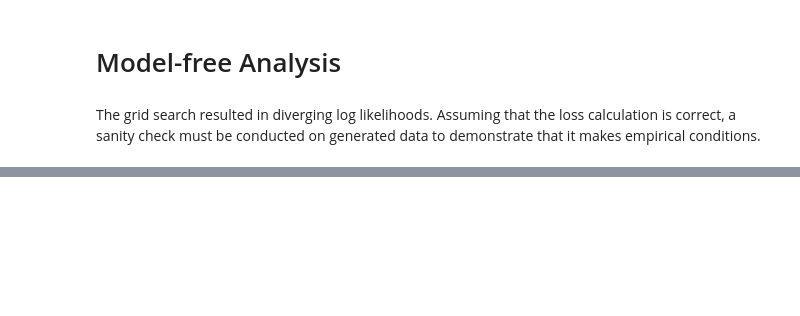
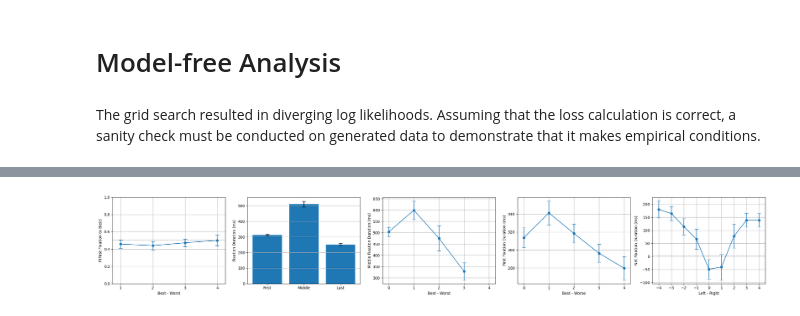
Before and after one commit to Hehesh/DDM, a Jupyter notebook: model_free_analysis.ipynb, the cells around one changed output, grey strips where cells are left out. Cells and saved outputs as stored; diff of their text form; code cells hidden in the pictures; blank space fills up the shorter version.

```diff
--- a/model_free_analysis.ipynb
+++ b/model_free_analysis.ipynb
@@ -165,7 +12,0 @@ plt.show()
-# %%
-import pandas as pd
-import numpy as np
-import ast
-
-df = pd.read_csv('/Users/braydenchien/Desktop/Enkavilab/DDM/simulated_data/sim_trials_42_0.75_0.38_0.35.csv')
-df['fixation'] = df['fixation'].apply(ast.literal_eval)
@@ -364,7 +12,0 @@ plt.show()
-# %%
-import pandas as pd
-import numpy as np
-import ast
-
-df = pd.read_csv('/Users/braydenchien/Desktop/Enkavilab/DDM/simulated_data/sim_trials_42_0.75_0.38_0.35.csv')
-df['fixation'] = df['fixation'].apply(ast.literal_eval)
@@ -442,6 +12,0 @@ plt.show()
-# %%
-import pandas as pd
-import ast
-
-df = pd.read_csv('/Users/braydenchien/Desktop/Enkavilab/DDM/simulated_data/sim_trials_42_0.75_0.38_0.35.csv')
-df['fixation'] = df['fixation'].apply(ast.literal_eval)
@@ -494,0 +13,75 @@ Name: count, dtype: int64
+# %%
+# --------------------------- #
+# Figure 1: First 5 plots     #
+# --------------------------- #
+fig1, axs = plt.subplots(1, 5, figsize=(25, 4))
+
+## Plot 1: First fixation toward higher value
+first_fix_df = df[df['fix_num'] == 1].copy()
+first_fix_df['abs_diff'] = np.abs(first_fix_df['avgWTP_left'] - first_fix_df['avgWTP_right'])
+first_fix_df['larger_side'] = np.where(first_fix_df['avgWTP_left'] > first_fix_df['avgWTP_right'], 1, 2)
+first_fix_df['toward_larger'] = first_fix_df['location'] == first_fix_df['larger_side']
+first_fix_df['diff_bin'] = pd.cut(first_fix_df['abs_diff'], bins=[0.5, 1.5, 2.5, 3.5, 4.5], labels=[1, 2, 3, 4])
+summary = first_fix_df.groupby('diff_bin')['toward_larger'].agg(['mean', sem]).reset_index()
+summary.columns = ['diff_bin', 'mean_toward_larger', 'sem_toward_larger']
+axs[0].axhline(0.5, color='grey', linestyle='--')
+axs[0].errorbar(summary['diff_bin'].astype(int), summary['mean_toward_larger'], yerr=summary['sem_toward_larger'], fmt='o-', capsize=5)
+axs[0].set_xlabel('Best - Worst')
+axs[0].set_ylabel('P(First Fixation to Best)')
+axs[0].set_ylim(0, 1)
+axs[0].set_xlim(0.75, 4.25)
+axs[0].set_xticks([1, 2, 3, 4])
+axs[0].grid(True)
+
+## Plot 2: Fixation duration by type
+middle_fix_df = df[(df['fix_num'] != 1) & (df['fix_num_rev'] != 1)].copy()
+last_fix_df = df[df['fix_num_rev'] == 1].copy()
+means = [first_fix_df['fix_dur'].mean(), middle_fix_df['fix_dur'].mean(), last_fix_df['fix_dur'].mean()]
+errors = [sem(first_fix_df['fix_dur']), sem(middle_fix_df['fix_dur']), sem(last_fix_df['fix_dur'])]
+axs[1].bar(['First', 'Middle', 'Last'], means, yerr=errors, capsize=5)
+axs[1].set_ylabel('Fixation Duration (ms)')
+axs[1].grid(axis='y')
+
+## Plot 3: Middle fixation duration by difficulty
+middle_fix_df['abs_diff'] = np.abs(middle_fix_df['avgWTP_left'] - middle_fix_df['avgWTP_right'])
+middle_fix_df['diff_bin'] = pd.cut(middle_fix_df['abs_diff'], bins=[-0.5, 0.5, 1.5, 2.5, 3.5, 4.5], labels=[0, 1, 2, 3, 4])
+summary = middle_fix_df.groupby('diff_bin')['fix_dur'].agg(['mean', sem]).reset_index()
+summary.columns = ['difficulty', 'mean_fix_dur', 'sem_fix_dur']
+axs[2].errorbar(summary['difficulty'], summary['mean_fix_dur'], yerr=summary['sem_fix_dur'], fmt='o-', capsize=5)
+axs[2].set_xlabel('Best - Worst')
+axs[2].set_ylabel('Middle Fixation Duration (ms)')
+axs[2].set_xticks([0, 1, 2, 3, 4])
+axs[2].set_xlim(-0.25, 4.25)
+axs[2].grid(True)
+
+## Plot 4: First fixation duration by difficulty
+first_fix_df['diff_bin'] = pd.cut(first_fix_df['abs_diff'], bins=[-0.5, 0.5, 1.5, 2.5, 3.5, 4.5], labels=[0, 1, 2, 3, 4])
+summary = first_fix_df.groupby('diff_bin')['fix_dur'].agg(['mean', sem]).reset_index()
+summary.columns = ['difficulty', 'mean_fix_dur', 'sem_fix_dur']
+axs[3].errorbar(summary['difficulty'], summary['mean_fix_dur'], yerr=summary['sem_fix_dur'], fmt='o-', capsize=5)
+axs[3].set_xlabel('Best - Worse')
+axs[3].set_ylabel('First Fixation Duration (ms)')
+axs[3].set_xticks([0, 1, 2, 3, 4])
+axs[3].set_xlim(-0.25, 4.25)
+axs[3].grid(True)
+
+## Plot 5: Net fixation duration by signed difficulty
+df['signed_diff'] = df['avgWTP_left'] - df['avgWTP_right']
+df['signed_fix_dur'] = df.apply(lambda row: row['fix_dur'] if row['location'] == 1 else -row['fix_dur'], axis=1)
+trial_durations = df.groupby('trial').agg({'signed_fix_dur': 'sum', 'signed_diff': 'first'}).reset_index()
+trial_durations['diff_bin'] = pd.cut(trial_durations['signed_diff'], bins=np.arange(-4.5, 5, 1), labels=np.arange(-4, 5))
+summary = trial_durations.groupby('diff_bin')['signed_fix_dur'].agg(['mean', sem]).reset_index()
+summary.columns = ['diff_bin', 'mean_net_dur', 'sem_net_dur']
+summary['bin_x'] = summary['diff_bin'].astype(int)
+axs[4].errorbar(summary['bin_x'], summary['mean_net_dur'], yerr=summary['sem_net_dur'], fmt='o-', capsize=5)
+axs[4].axhline(0, color='gray', linestyle='--')
+axs[4].set_xlabel('Left - Right')
+axs[4].set_ylabel('Net Fixation Duration (ms)')
+axs[4].set_xticks(np.arange(-4, 5))
+axs[4].set_xlim(-4.5, 4.5)
+axs[4].grid(True)
+
+fig1.tight_layout()
+plt.show()
+# %% [output]
+[figure, added]
```
Also changed, not shown: parts of 24 cells of this notebook, 2 other files.
